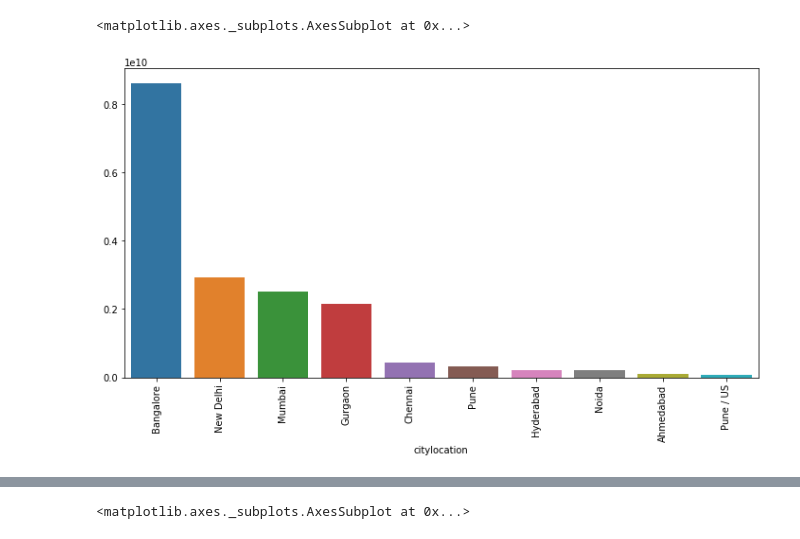
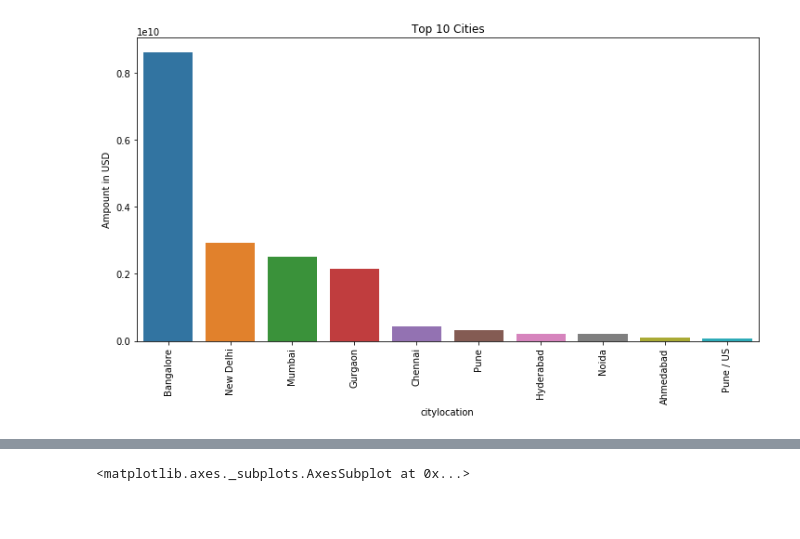
Before and after one commit to rushabh-mehta/GA-Hackathon1, a Jupyter notebook: data_visualization_hackathon.ipynb, the cells around one changed output, grey strips where cells are left out. Cells and saved outputs as stored; diff of their text form; code cells hidden in the pictures; blank space fills up the shorter version.

```diff
--- a/data_visualization_hackathon.ipynb
+++ b/data_visualization_hackathon.ipynb
@@ -103,11 +123,14 @@ dataset_city_grouped.sort_values(ascending=False,inplace=True)
 # %%
 #Plotting the top 10 cities according to the funds start-ups in that city received
 plt.figure(figsize=(12,6))
 plt.xticks(rotation="vertical")
+plt.xlabel("City-Location")
+plt.ylabel("Ampount in USD")
+plt.title("Top 10 Cities")
 sns.barplot(x=dataset_city_grouped.index[:10],y=dataset_city_grouped.values[:10])
+plt.show()
 # %% [output]
-<matplotlib.axes._subplots.AxesSubplot at 0x...>
-[figure, old version]
+[figure, new version]
 # %%
 #Finding the count of start-ups funded in each city
 dataset_city_grouped = dataset_city_clean.groupby(["citylocation"],sort=True)["amountinusd"].count()
```
Also changed, not shown: parts of 4 cells of this notebook.
